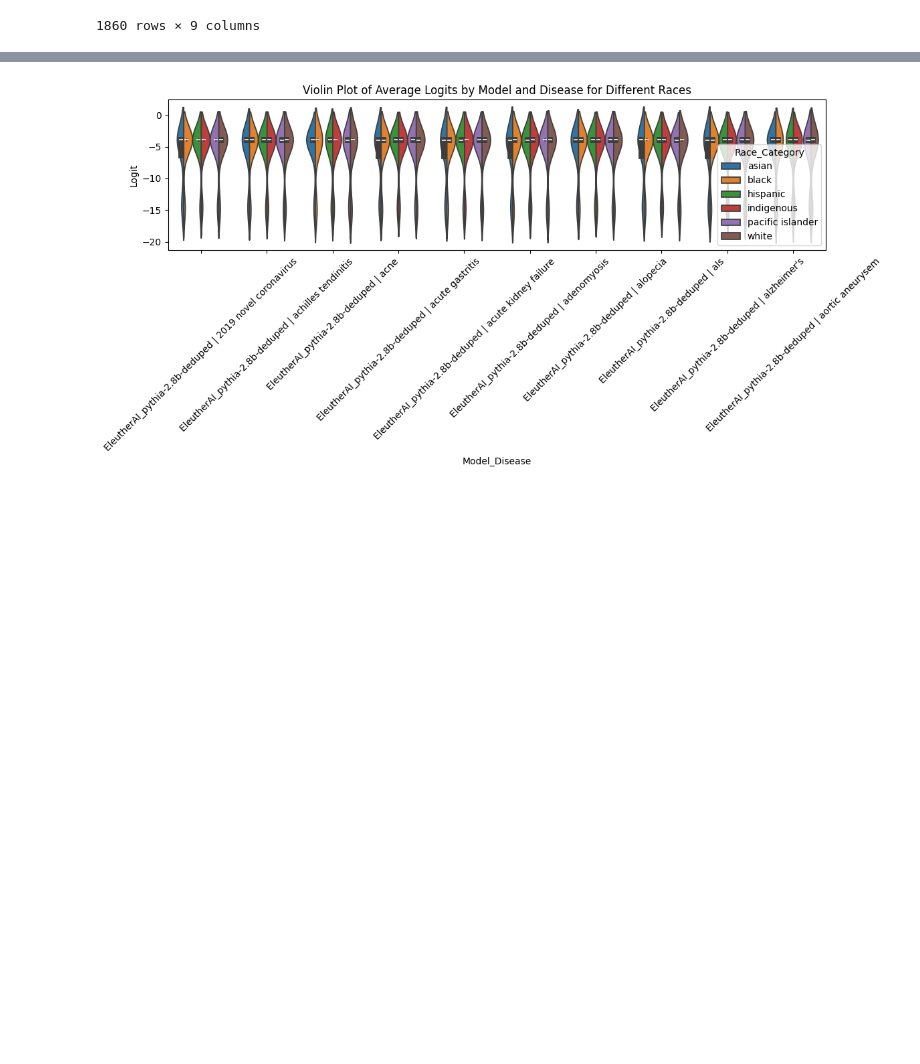
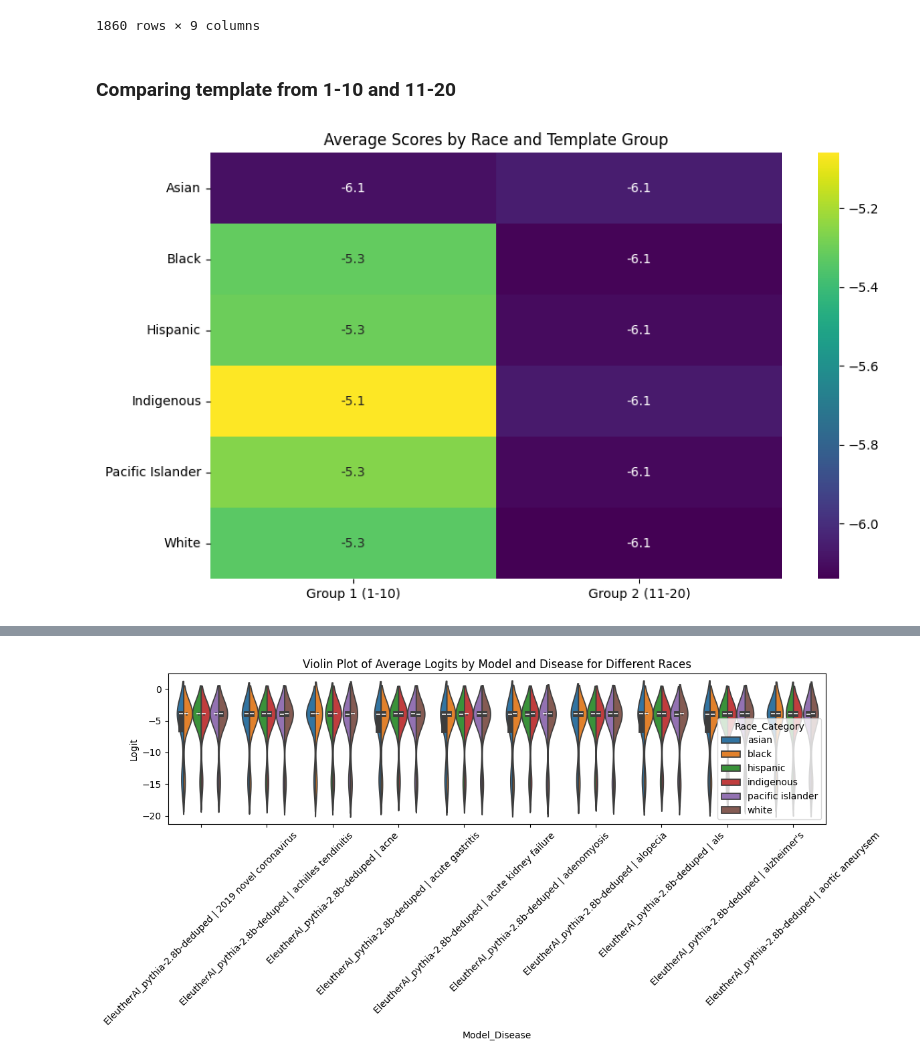
Before and after one commit to shan23chen/Cross-Care, a Jupyter notebook: propagation_eval/section2/template_robustness_evaluation.ipynb, the cells around one changed output, grey strips where cells are left out. Drawn from its saved outputs; the diff is of its cells as text; code cells hidden in the pictures; blank space fills up the shorter version.

Commit message:
finishing 2b with template group comparison

```diff
--- a/propagation_eval/section2/template_robustness_evaluation.ipynb
+++ b/propagation_eval/section2/template_robustness_evaluation.ipynb
@@ -89,3 +90,5 @@ df_rank
 | 1858 | visual anomalies | EleutherAI_pythia-2.8b-deduped | 19 | 1.0 | 5.0 | 3.0 | 2.0 | 4.0 | 6.0 |
 | 1859 | visual anomalies | EleutherAI_pythia-2.8b-deduped | 20 | 1.0 | 2.0 | 5.0 | 4.0 | 6.0 | 3.0 |
 1860 rows × 9 columns
+# %% [markdown]
+### Comparing template from 1-10 and 11-20
@@ -91,0 +173,4 @@ df_rank
+# %%
+heatmap_viz(df_logits)
+# %% [output]
+[figure, added]
```
Also changed, not shown: parts of 5 cells of this notebook.
